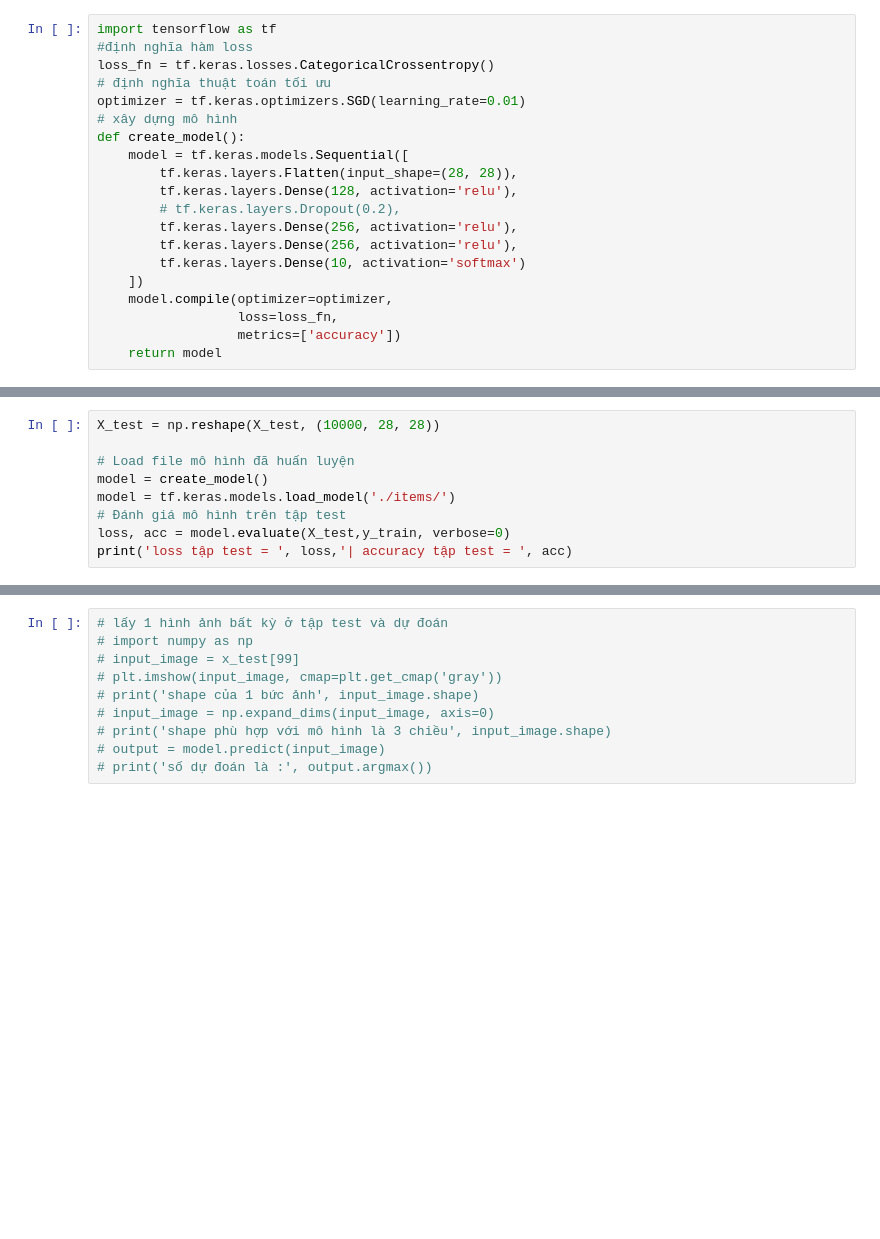
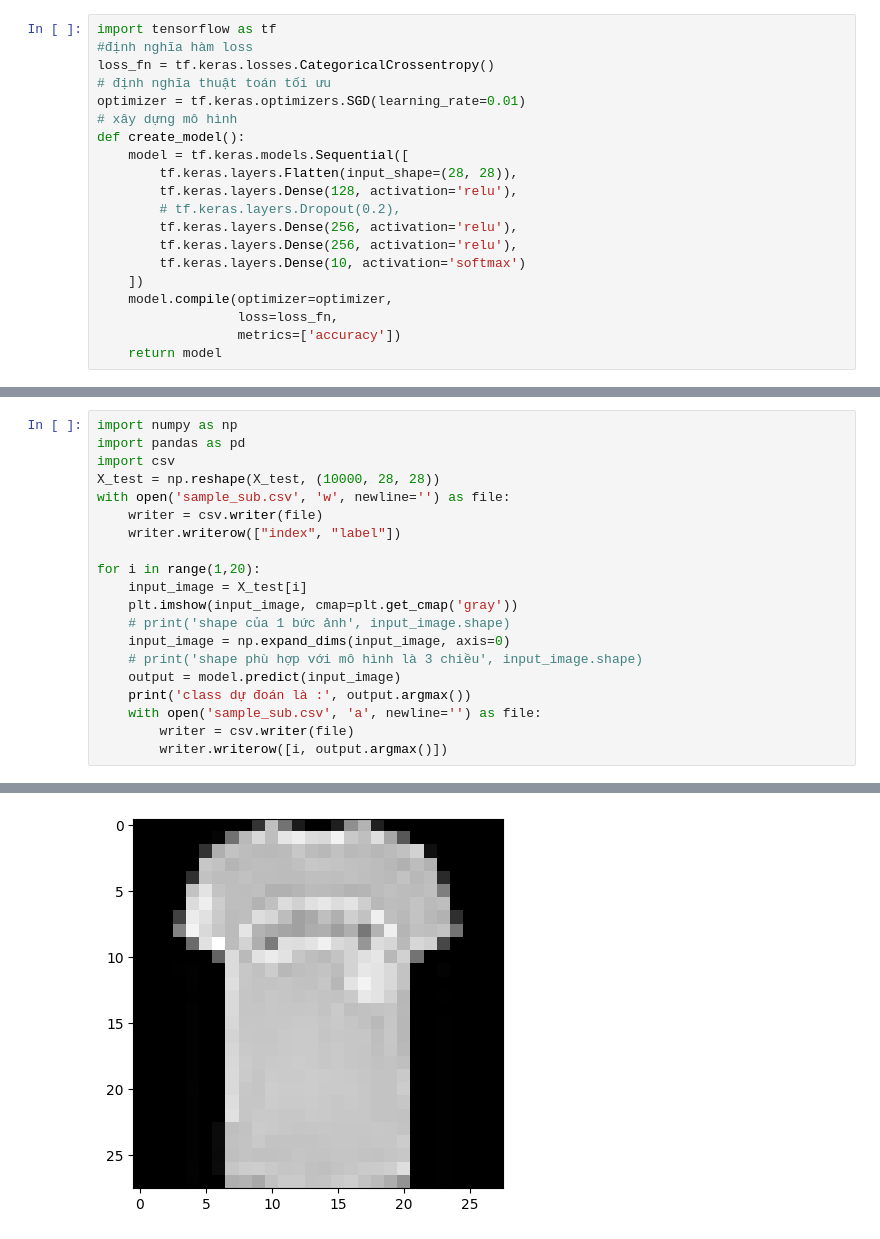
Before and after one commit to nguyenvudung030121/python_ComputerVison, a Jupyter notebook: Tuan2/read_and_show.ipynb, the cells around one changed output, grey strips where cells are left out. Saved outputs shown, nothing was run; the diff lists cells and outputs as text; blank space fills up the shorter version.

```diff
--- a/Tuan2/read_and_show.ipynb
+++ b/Tuan2/read_and_show.ipynb
@@ -134,10 +134,21 @@ plt.show()
 # %%
+import numpy as np
+import pandas as pd
+import csv
 X_test = np.reshape(X_test, (10000, 28, 28))
+with open('sample_sub.csv', 'w', newline='') as file:
+    writer = csv.writer(file)
+    writer.writerow(["index", "label"])
 
-# Load file mô hình đã huấn luyện
-model = create_model()
-model = tf.keras.models.load_model('./items/')
-# Đánh giá mô hình trên tập test
-loss, acc = model.evaluate(X_test,y_train, verbose=0)
-print('loss tập test = ', loss,'| accuracy tập test = ', acc)
+for i in range(1,20):
+    input_image = X_test[i]
+    plt.imshow(input_image, cmap=plt.get_cmap('gray'))
+    # print('shape của 1 bức ảnh', input_image.shape)
+    input_image = np.expand_dims(input_image, axis=0)
+    # print('shape phù hợp với mô hình là 3 chiều', input_image.shape)
+    output = model.predict(input_image)
+    print('class dự đoán là :', output.argmax())
+    with open('sample_sub.csv', 'a', newline='') as file:
+        writer = csv.writer(file)
+        writer.writerow([i, output.argmax()])
 # %% [output]
@@ -148,10 +174 @@ Make sure all arrays contain the same number of samples.
+[figure, added]
-# %%
-# lấy 1 hình ảnh bất kỳ ở tập test và dự đoán
-# import numpy as np
-# input_image = x_test[99]
-# plt.imshow(input_image, cmap=plt.get_cmap('gray'))
-# print('shape của 1 bức ảnh', input_image.shape)
-# input_image = np.expand_dims(input_image, axis=0)
-# print('shape phù hợp với mô hình là 3 chiều', input_image.shape)
-# output = model.predict(input_image)
-# print('số dự đoán là :', output.argmax())
```
Also changed, not shown: parts of 5 cells of this notebook, 8 other files.
